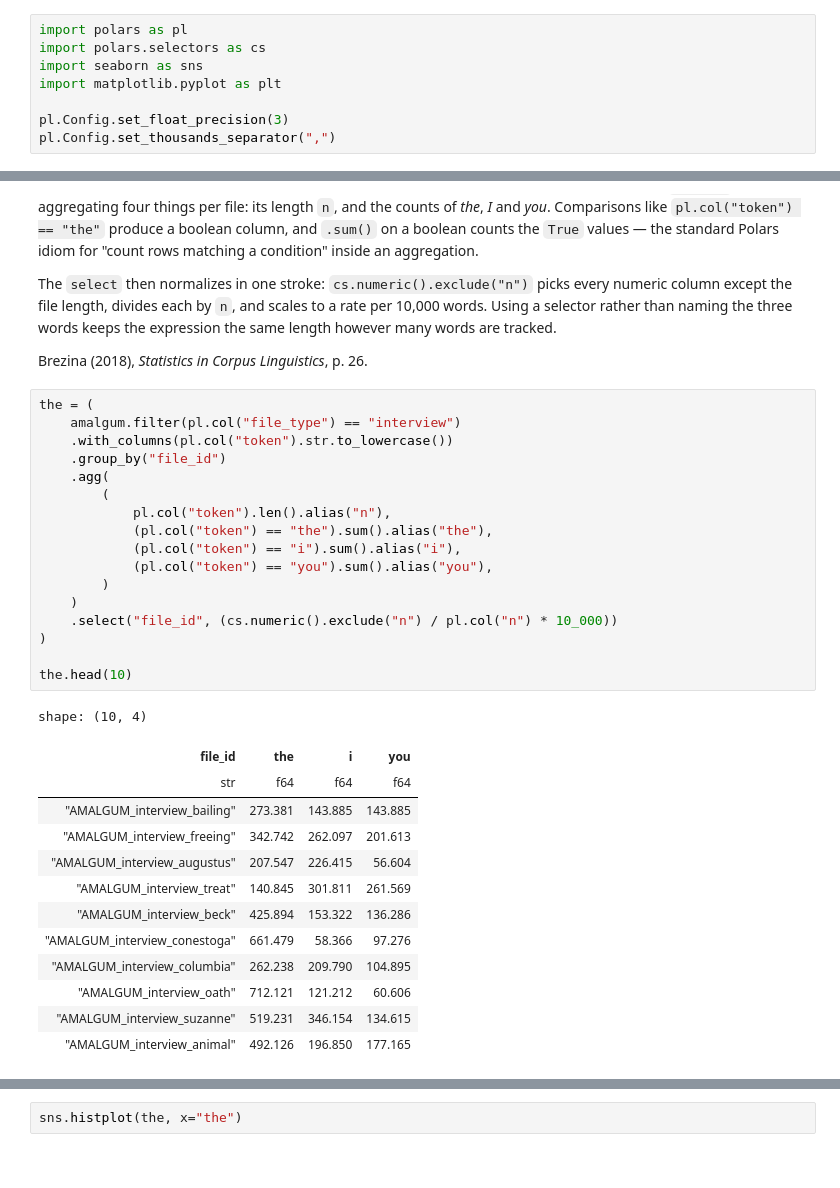
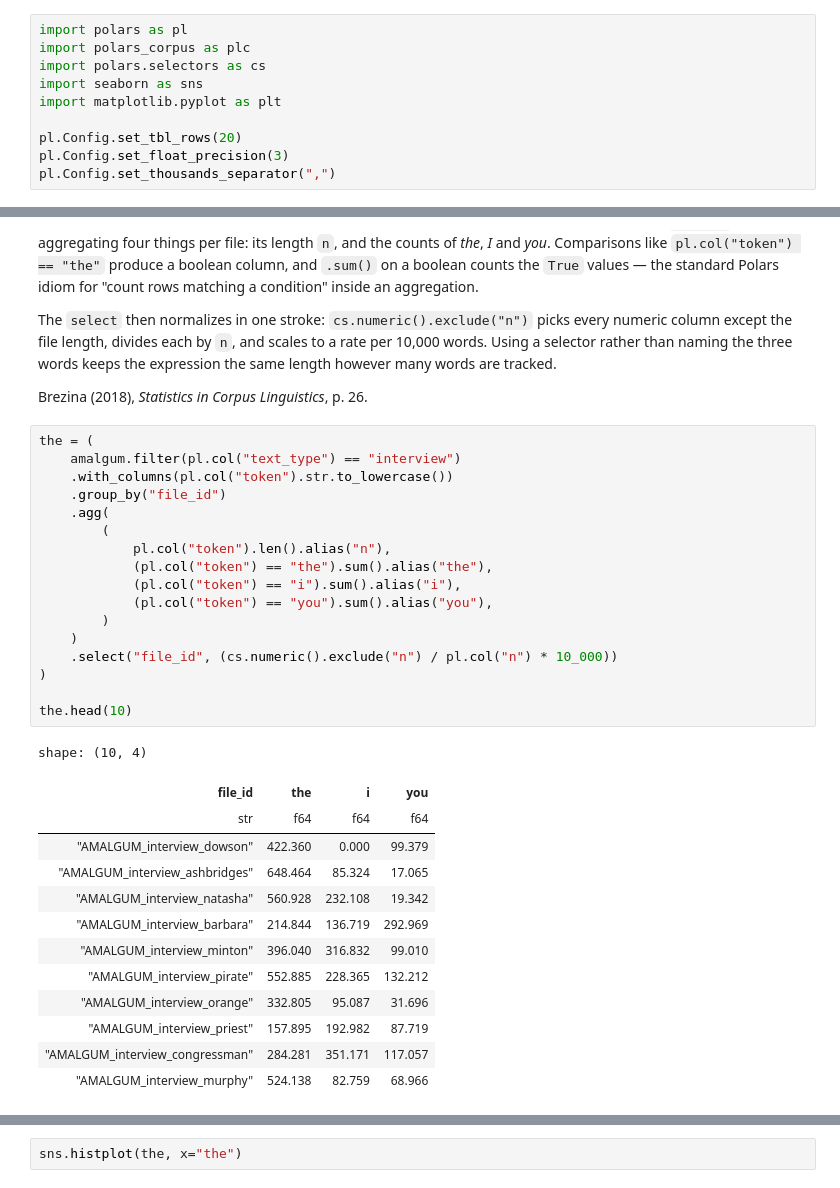
Before and after one commit to rmalouf/polars_corpus, a Jupyter notebook: docs/notebooks/frequencies.ipynb, the cells around one changed output, grey strips where cells are left out. Cells and saved outputs as stored; diff of their text form.

```diff
--- a/docs/notebooks/frequencies.ipynb
+++ b/docs/notebooks/frequencies.ipynb
@@ -17,9 +14,11 @@ matplotlib handle the plots.
 # %%
 import polars as pl
+import polars_corpus as plc
 import polars.selectors as cs
 import seaborn as sns
 import matplotlib.pyplot as plt
 
+pl.Config.set_tbl_rows(20)
 pl.Config.set_float_precision(3)
 pl.Config.set_thousands_separator(",")
 # %% [output]
@@ -234,35 +257,35 @@ words are tracked.
 Brezina (2018), *Statistics in Corpus Linguistics*, p. 26.
 # %%
 the = (
-    amalgum.filter(pl.col("file_type") == "interview")
+    amalgum.filter(pl.col("text_type") == "interview")
     .with_columns(pl.col("token").str.to_lowercase())
     .group_by("file_id")
     .agg(
         (
             pl.col("token").len().alias("n"),
             (pl.col("token") == "the").sum().alias("the"),
             (pl.col("token") == "i").sum().alias("i"),
             (pl.col("token") == "you").sum().alias("you"),
         )
     )
     .select("file_id", (cs.numeric().exclude("n") / pl.col("n") * 10_000))
 )
 
 the.head(10)
 # %% [output]
 shape: (10, 4)
 | file_id | the | i | you |
 | str | f64 | f64 | f64 |
-| "AMALGUM_interview_bailing" | 273.381 | 143.885 | 143.885 |
-| "AMALGUM_interview_freeing" | 342.742 | 262.097 | 201.613 |
-| "AMALGUM_interview_augustus" | 207.547 | 226.415 | 56.604 |
-| "AMALGUM_interview_treat" | 140.845 | 301.811 | 261.569 |
-| "AMALGUM_interview_beck" | 425.894 | 153.322 | 136.286 |
-| "AMALGUM_interview_conestoga" | 661.479 | 58.366 | 97.276 |
-| "AMALGUM_interview_columbia" | 262.238 | 209.790 | 104.895 |
-| "AMALGUM_interview_oath" | 712.121 | 121.212 | 60.606 |
-| "AMALGUM_interview_suzanne" | 519.231 | 346.154 | 134.615 |
-| "AMALGUM_interview_animal" | 492.126 | 196.850 | 177.165 |
+| "AMALGUM_interview_dowson" | 422.360 | 0.000 | 99.379 |
+| "AMALGUM_interview_ashbridges" | 648.464 | 85.324 | 17.065 |
+| "AMALGUM_interview_natasha" | 560.928 | 232.108 | 19.342 |
+| "AMALGUM_interview_barbara" | 214.844 | 136.719 | 292.969 |
+| "AMALGUM_interview_minton" | 396.040 | 316.832 | 99.010 |
+| "AMALGUM_interview_pirate" | 552.885 | 228.365 | 132.212 |
+| "AMALGUM_interview_orange" | 332.805 | 95.087 | 31.696 |
+| "AMALGUM_interview_priest" | 157.895 | 192.982 | 87.719 |
+| "AMALGUM_interview_congressman" | 284.281 | 351.171 | 117.057 |
+| "AMALGUM_interview_murphy" | 524.138 | 82.759 | 68.966 |
 # %% [markdown]
 ### How are the per-file rates distributed?
 
```
Also changed, not shown: parts of 23 cells of this notebook, 2 other files.
